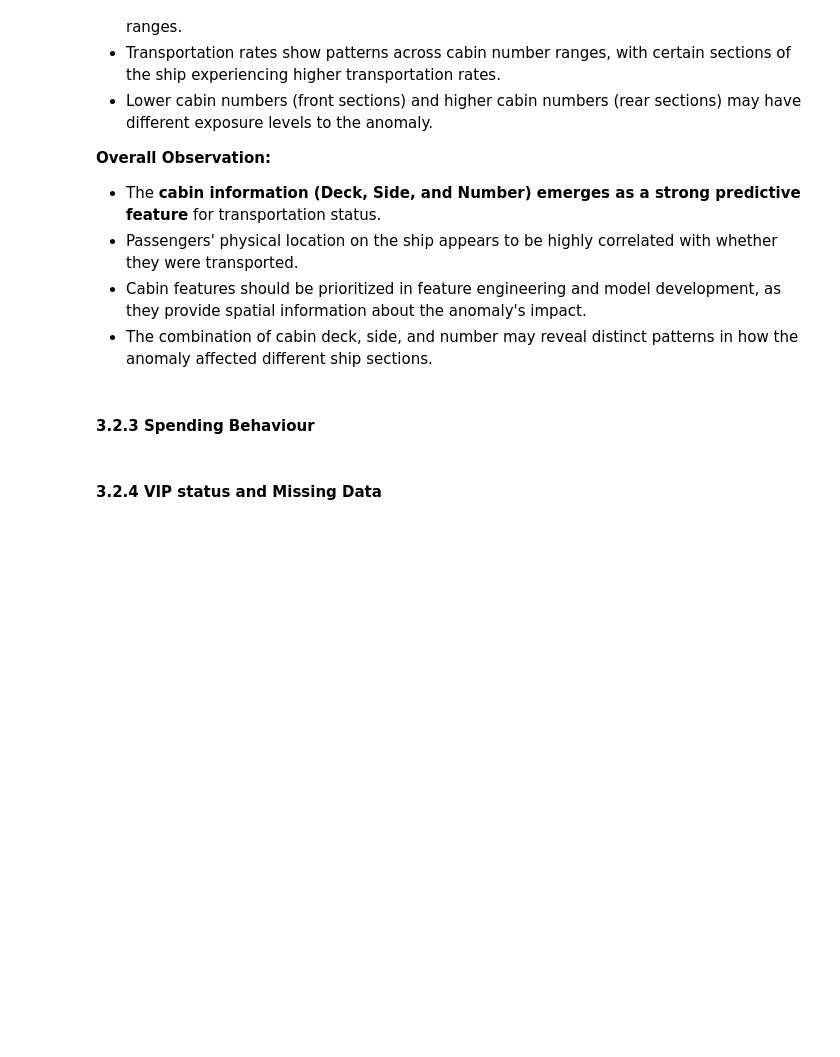
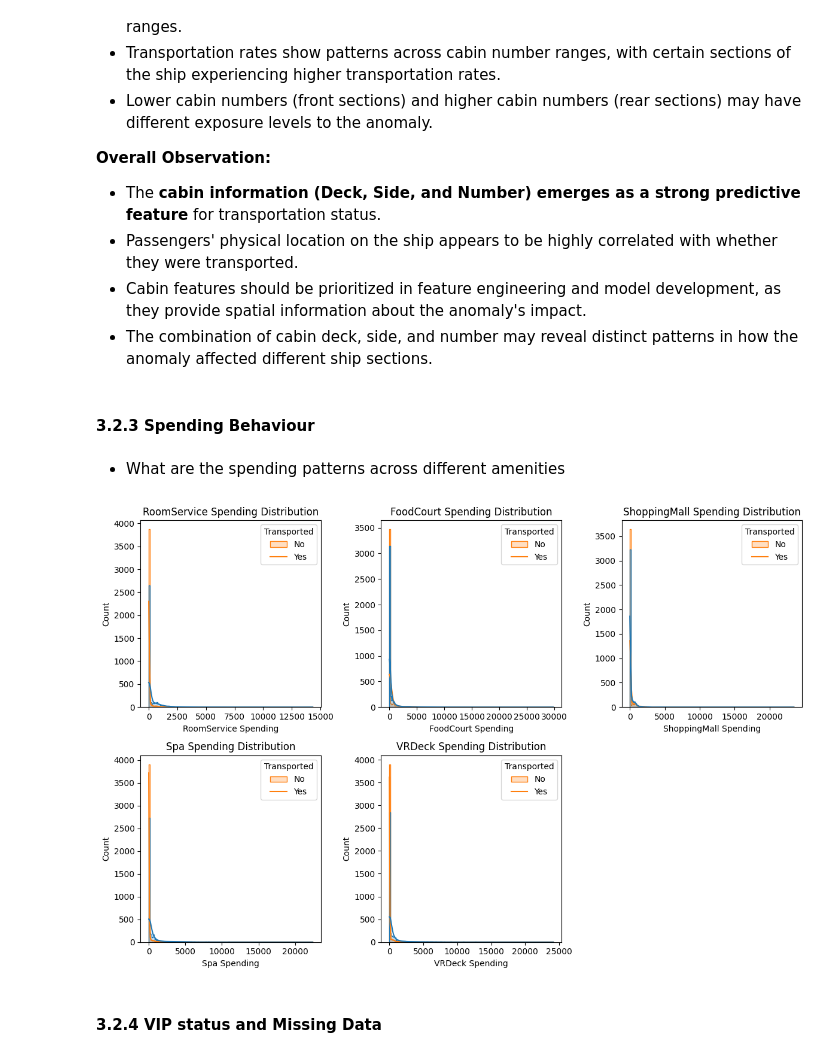
Before and after one commit to eugene-maina72/Spaceship_Titanic_Kaggle, a Jupyter notebook: notebook.ipynb, the cells around one changed output. Drawn from its saved outputs; the diff is of its cells as text; code cells hidden in the pictures; blank space fills up the shorter version.

```diff
--- a/notebook.ipynb
+++ b/notebook.ipynb
@@ -366,5 +366,23 @@ plt.show()
 - The combination of cabin deck, side, and number may reveal distinct patterns in how the anomaly affected different ship sections.
 # %% [markdown]
 #### 3.2.3 Spending Behaviour
+# %% [markdown]
+* What are the spending patterns across different amenities
+# %%
+# Visualising spending patterns on different amenities
+plt.figure(figsize=(12,8))
+amenities = ['RoomService', 'FoodCourt', 'ShoppingMall', 'Spa', 'VRDeck']
+for i, amenity in enumerate(amenities):
+    plt.subplot(2, 3, i + 1)
+    sns.histplot(data=train_df, x=amenity, hue='Transported', kde=True, element='step', stat='count', common_norm=False)
+    plt.title(f'{amenity} Spending Distribution')
+    plt.xlabel(f'{amenity} Spending')
+    plt.ylabel('Count')
+    plt.legend(title='Transported', loc='upper right', labels=['No', 'Yes'])
+
+plt.tight_layout()
+plt.show()
+# %% [output]
+[figure, added]
 # %% [markdown]
 #### 3.2.4 VIP status and Missing Data
```
Also changed, not shown: parts of 7 cells of this notebook.
